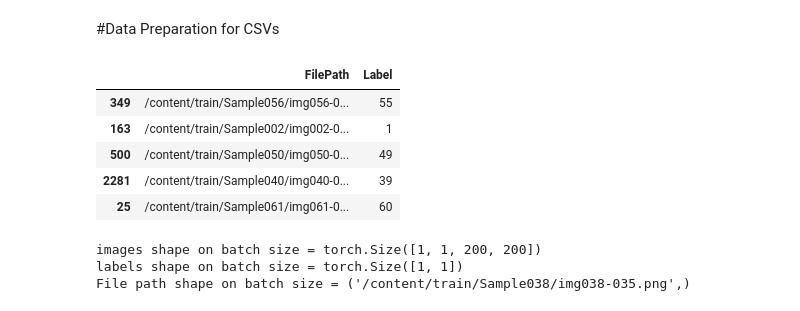
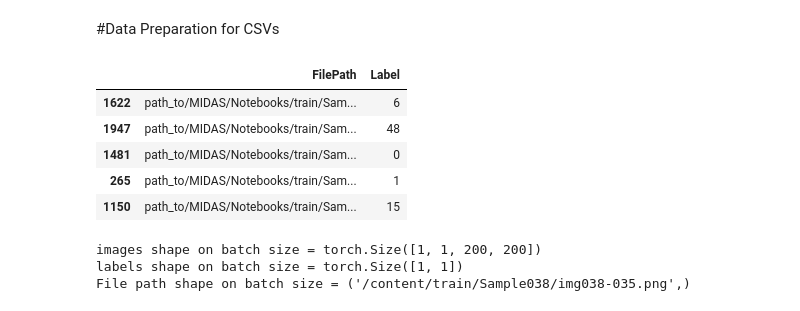
Before and after one commit to Saloni1Parekh609/MIDAS, a Jupyter notebook: Notebooks/Evaluation/Evaluation_62class.ipynb, the cells around one changed output. Drawn from its saved outputs; the diff is of its cells as text; code cells hidden in the pictures.

```diff
--- a/Notebooks/Evaluation/Evaluation_62class.ipynb
+++ b/Notebooks/Evaluation/Evaluation_62class.ipynb
@@ -70,16 +70,17 @@ class Images_test(Dataset):
 
     return image1, torch.from_numpy(np.array([label], dtype=np.float32)), self.data.iloc[index, 0]
 # %%
-df = pd.read_csv("/content/drive/MyDrive/MIDAS/Point1/pointOne_cpath.csv") #Please add appropriate link
+df = pd.read_csv("path_to/MIDAS/Notebooks/Point1/pointOne_cpath.csv") #Please add appropriate link
+df["FilePath"] = "path_to/MIDAS/Notebooks" + df["FilePath"]
 df = df.sample(frac = 1)
 df.head()
 # %% [output]
 |  | FilePath | Label |
-| 349 | /content/train/Sample056/img056-0... | 55 |
-| 163 | /content/train/Sample002/img002-0... | 1 |
-| 500 | /content/train/Sample050/img050-0... | 49 |
-| 2281 | /content/train/Sample040/img040-0... | 39 |
-| 25 | /content/train/Sample061/img061-0... | 60 |
+| 1622 | path_to/MIDAS/Notebooks/train/Sam... | 6 |
+| 1947 | path_to/MIDAS/Notebooks/train/Sam... | 48 |
+| 1481 | path_to/MIDAS/Notebooks/train/Sam... | 0 |
+| 265 | path_to/MIDAS/Notebooks/train/Sam... | 1 |
+| 1150 | path_to/MIDAS/Notebooks/train/Sam... | 15 |
 # %%
 valid_dataset = Images_test(df)
 val_loader = DataLoader(valid_dataset, batch_size=1, shuffle=True)
```
Also changed, not shown: parts of 1 cell of this notebook, 23 other files.
